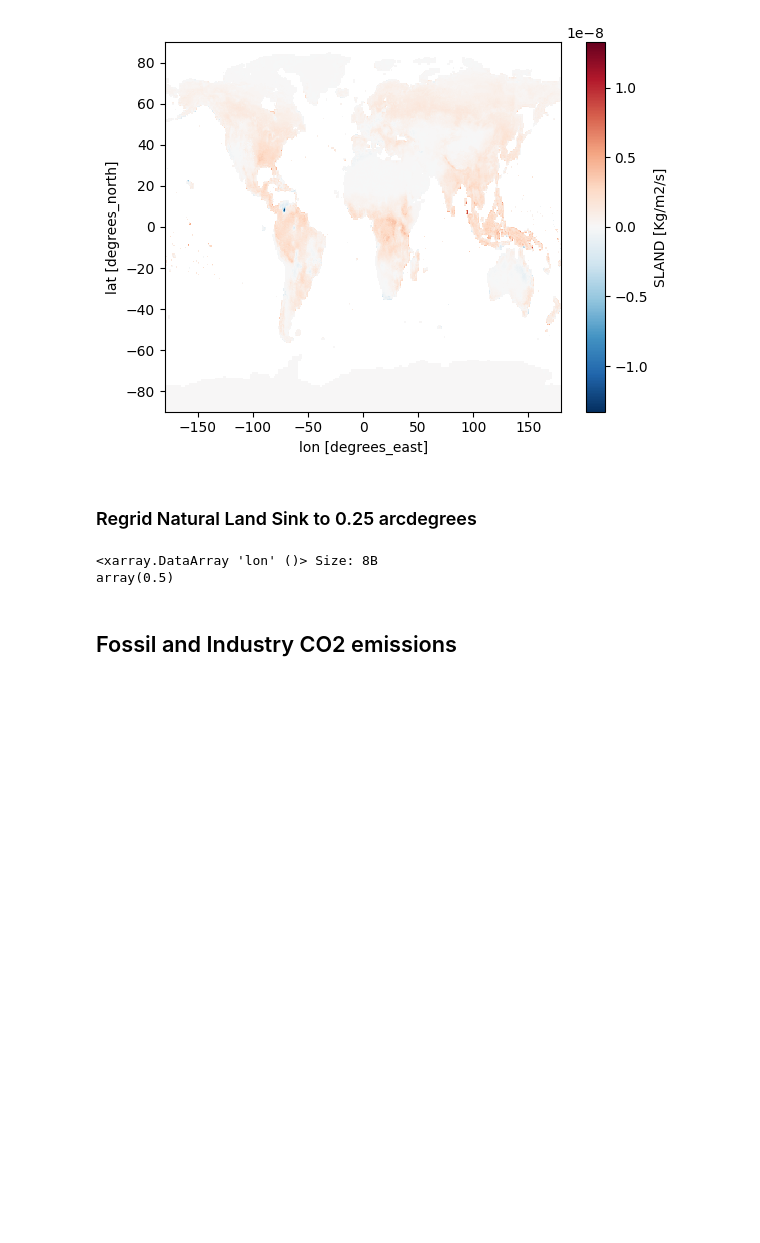
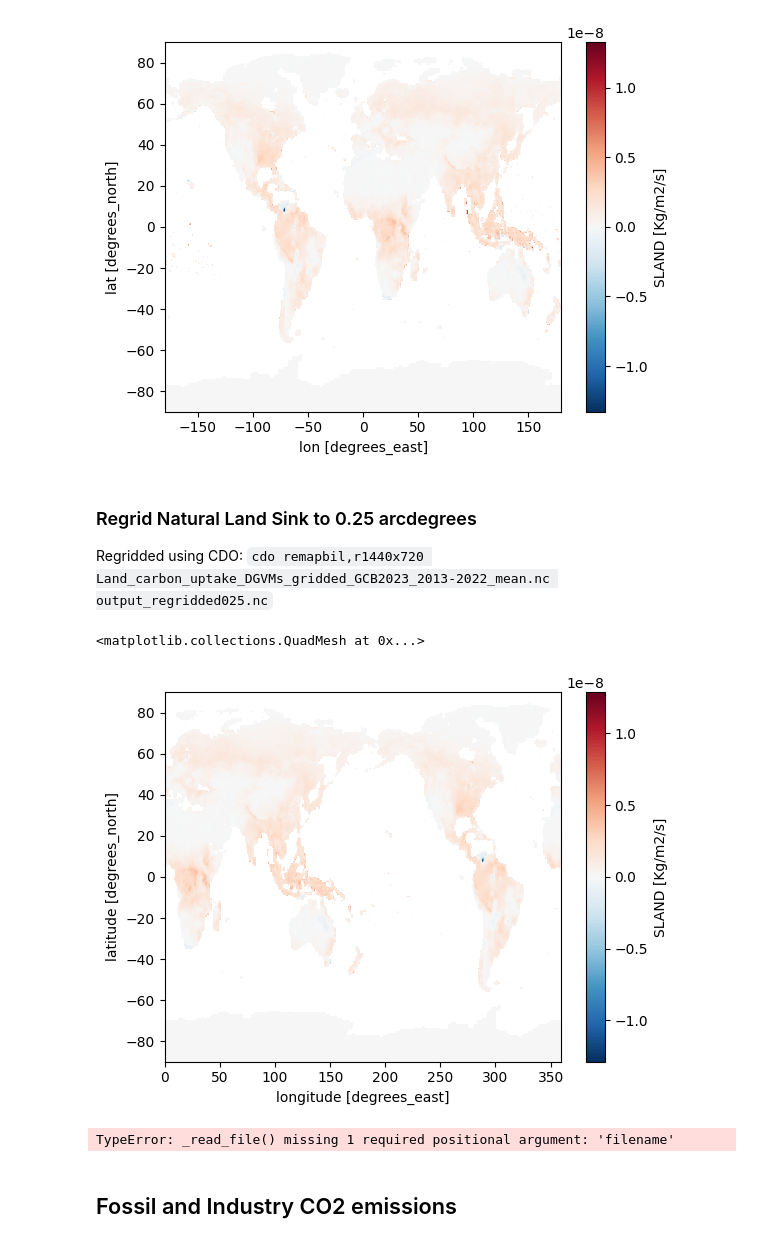
Before and after one commit to isaldiviagonzatti/landCSinkWealth, a Jupyter notebook: code/main.ipynb, the cells around one changed output. Cells and saved outputs as stored; diff of their text form; code cells hidden in the pictures; blank space fills up the shorter version.

Commit message:
added regridded and Dorgeist data

```diff
--- a/code/main.ipynb
+++ b/code/main.ipynb
@@ -56,9 +55,4 @@ natLandSink.SLAND.plot()
 [figure]
 # %% [markdown]
 ### Regrid Natural Land Sink to 0.25 arcdegrees
+Regridded using CDO: `cdo remapbil,r1440x720 Land_carbon_uptake_DGVMs_gridded_GCB2023_2013-2022_mean.nc output_regridded025.nc`
-# %%
-(natLandSink['lat'].max() - natLandSink['lat'].min())/(natLandSink['lat'].count()-1.)
-(natLandSink['lon'].max() - natLandSink['lon'].min())/(natLandSink['lon'].count()-1.)
-# %% [output]
-<xarray.DataArray 'lon' ()> Size: 8B
-array(0.5)
@@ -69,3 +59,9 @@ array(0.5)
+# %%
+natLandSink = xr.open_dataset(interimDir + "Land_carbon_uptake_DGVMs_gridded_GCB2023_2013-2022_mean_regridded025.nc")
+natLandSink.SLAND.plot()
+# %% [output]
+<matplotlib.collections.QuadMesh at 0x...>
+[figure, added]
 # %%
 # Clip data to countries and calculate values
 
@@ -79,6 +75,8 @@ for idx, country in countries.iterrows():
 
     # Sum of values
     country_sum = clipped_data.sum().values
+# %% [output]
+TypeError: _read_file() missing 1 required positional argument: 'filename'
 # %% [markdown]
 ## Fossil and Industry CO2 emissions
 # %% [markdown]
```
Also changed, not shown: parts of 2 cells of this notebook, 1 other file.
